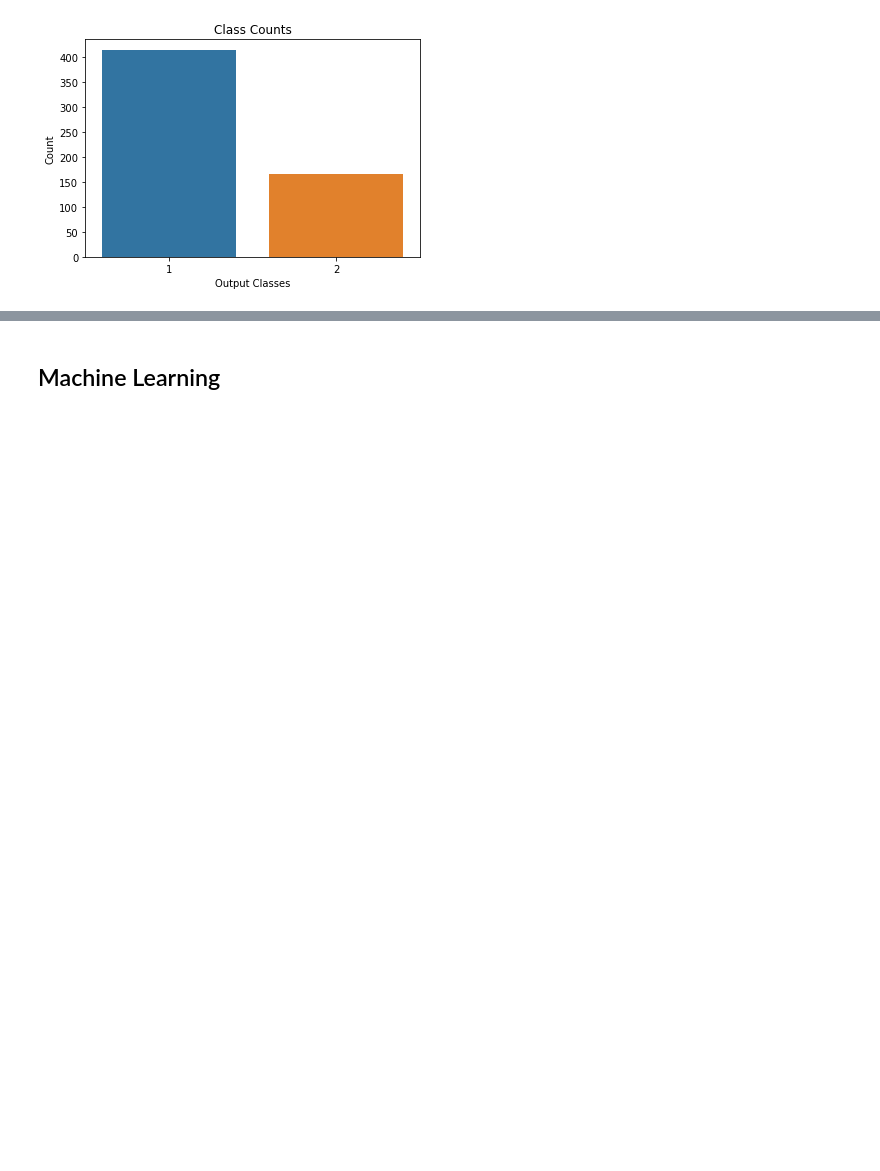
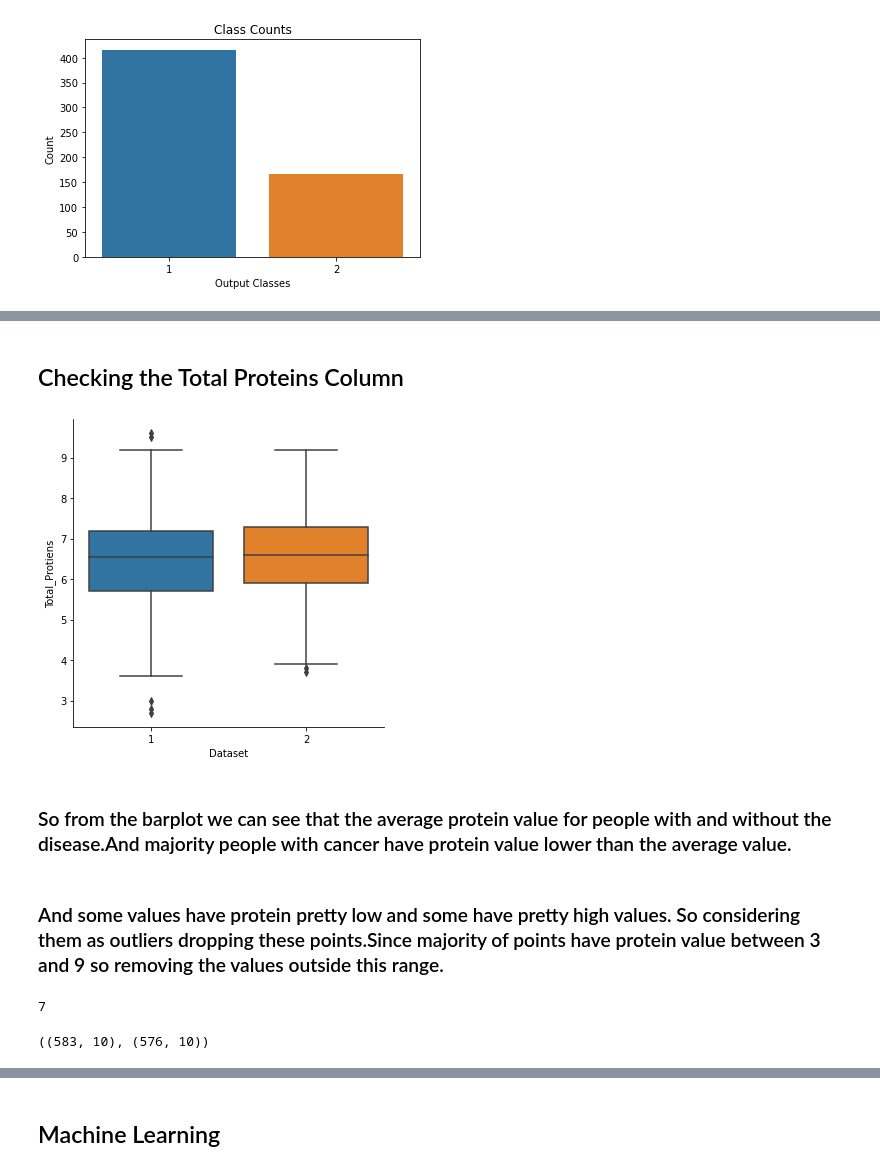
Before and after one commit to anky008/KaggleProjects, a Jupyter notebook: IndianLiverPatientClassifier/liver-patient-analysis.ipynb, the cells around one changed output, grey strips where cells are left out. Cells and saved outputs as stored; diff of their text form; code cells hidden in the pictures; blank space fills up the shorter version.

```diff
--- a/IndianLiverPatientClassifier/liver-patient-analysis.ipynb
+++ b/IndianLiverPatientClassifier/liver-patient-analysis.ipynb
@@ -95,0 +115,21 @@ plt.show()
+# %% [markdown]
+## Checking the Total Proteins Column
+# %%
+sns.catplot(x='Dataset',y='Total_Protiens',data=df,kind='box')
+plt.show()
+# %% [output]
+[figure, added]
+# %% [markdown]
+### So from the barplot we can see that the average protein value for people with and without the disease.And majority people with cancer have protein value lower than the average value.
+# %% [markdown]
+### And some values have protein pretty low and some have pretty high values. So considering them as outliers dropping these points.Since majority of points have protein value between 3 and 9 so removing the values outside this range.
+# %%
+toRemove=((df['Total_Protiens']<=3) | (df['Total_Protiens']>=9))
+toRemove.sum()
+# %% [output]
+7
+# %%
+df1=df[~toRemove]
+df.shape,df1.shape
+# %% [output]
+((583, 10), (576, 10))
```
Also changed, not shown: parts of 47 cells of this notebook.
